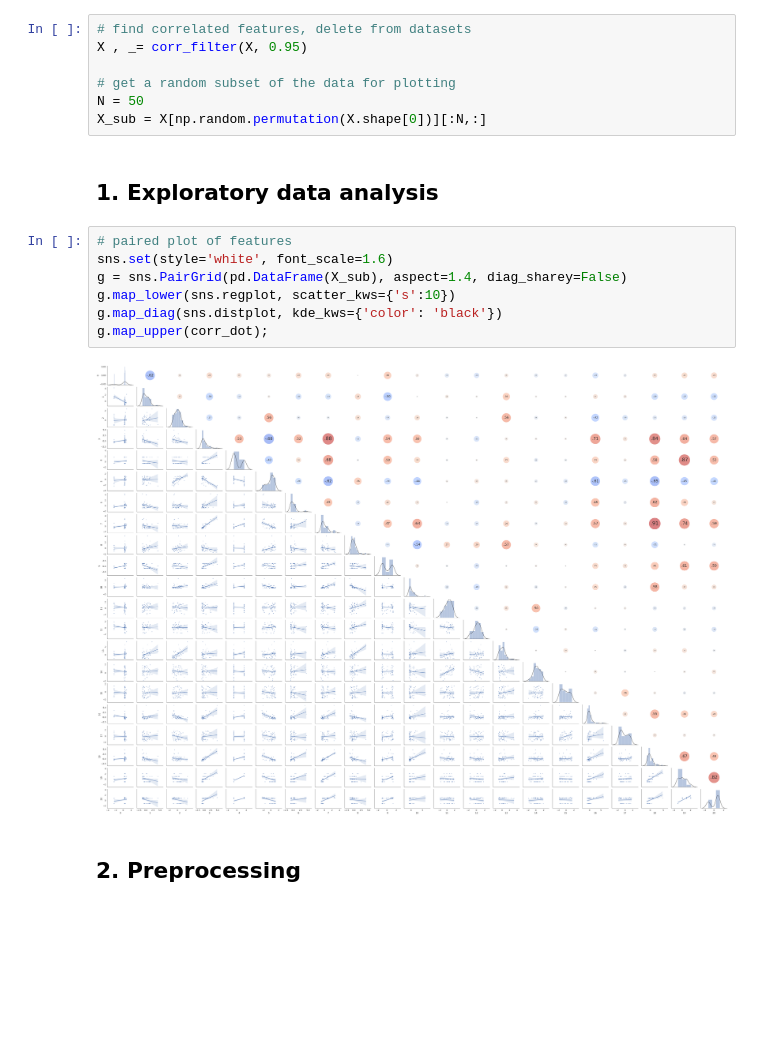
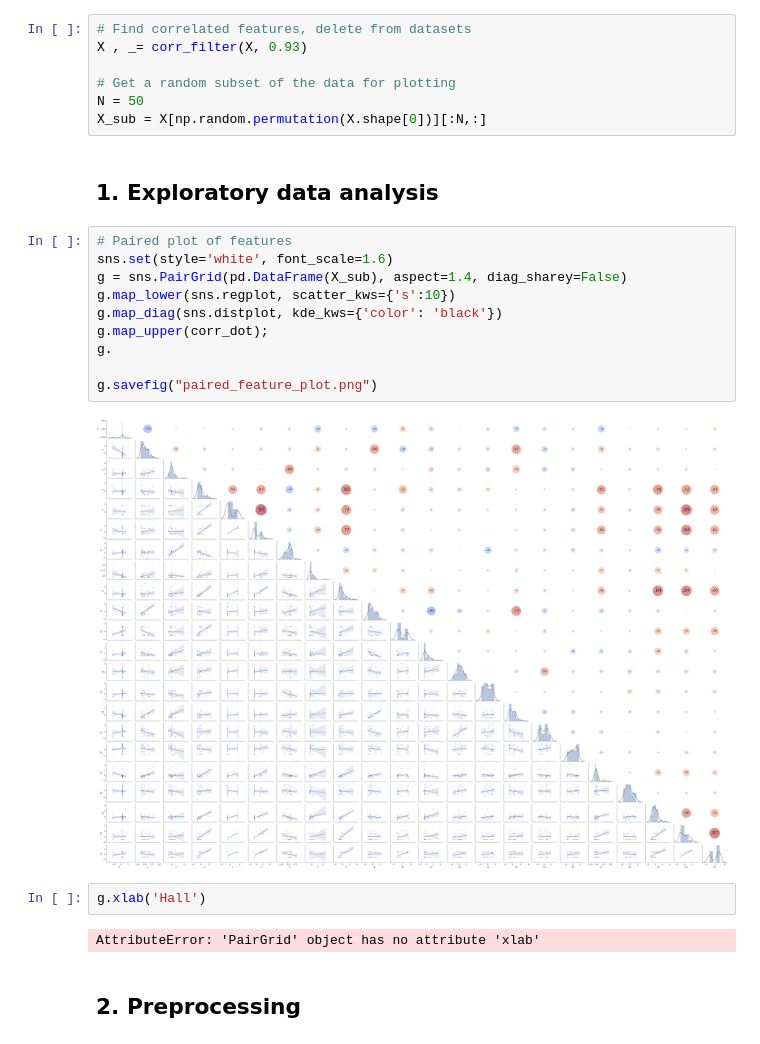
Before and after one commit to xavoliva6/ml-higgs-boson, a Jupyter notebook: project1/scripts/project1.ipynb, the cells around one changed output. Drawn from its saved outputs; the diff is of its cells as text; blank space fills up the shorter version.

```diff
--- a/project1/scripts/project1.ipynb
+++ b/project1/scripts/project1.ipynb
@@ -38,23 +38,30 @@ Y_te, X_te, ids_te = load_csv_data(TEST_PATH)
 X = standardize(X)
 X_te = standardize(X_te)
 # %%
-# find correlated features, delete from datasets
-X , _= corr_filter(X, 0.95)
+# Find correlated features, delete from datasets
+X , _= corr_filter(X, 0.93)
 
-# get a random subset of the data for plotting
+# Get a random subset of the data for plotting
 N = 50
 X_sub = X[np.random.permutation(X.shape[0])][:N,:]
 # %% [markdown]
 ## 1. Exploratory data analysis
 # %%
-# paired plot of features
+# Paired plot of features
 sns.set(style='white', font_scale=1.6)
 g = sns.PairGrid(pd.DataFrame(X_sub), aspect=1.4, diag_sharey=False)
 g.map_lower(sns.regplot, scatter_kws={'s':10})
 g.map_diag(sns.distplot, kde_kws={'color': 'black'})
 g.map_upper(corr_dot);
+g.
+
+g.savefig("paired_feature_plot.png")
 # %% [output]
-[figure, old version]
+[figure, new version]
+# %%
+g.xlab('Hall')
+# %% [output]
+AttributeError: 'PairGrid' object has no attribute 'xlab'
 # %% [markdown]
 ## 2. Preprocessing
 # %%
```
Also changed, not shown: parts of 6 cells of this notebook, 5 other files.
